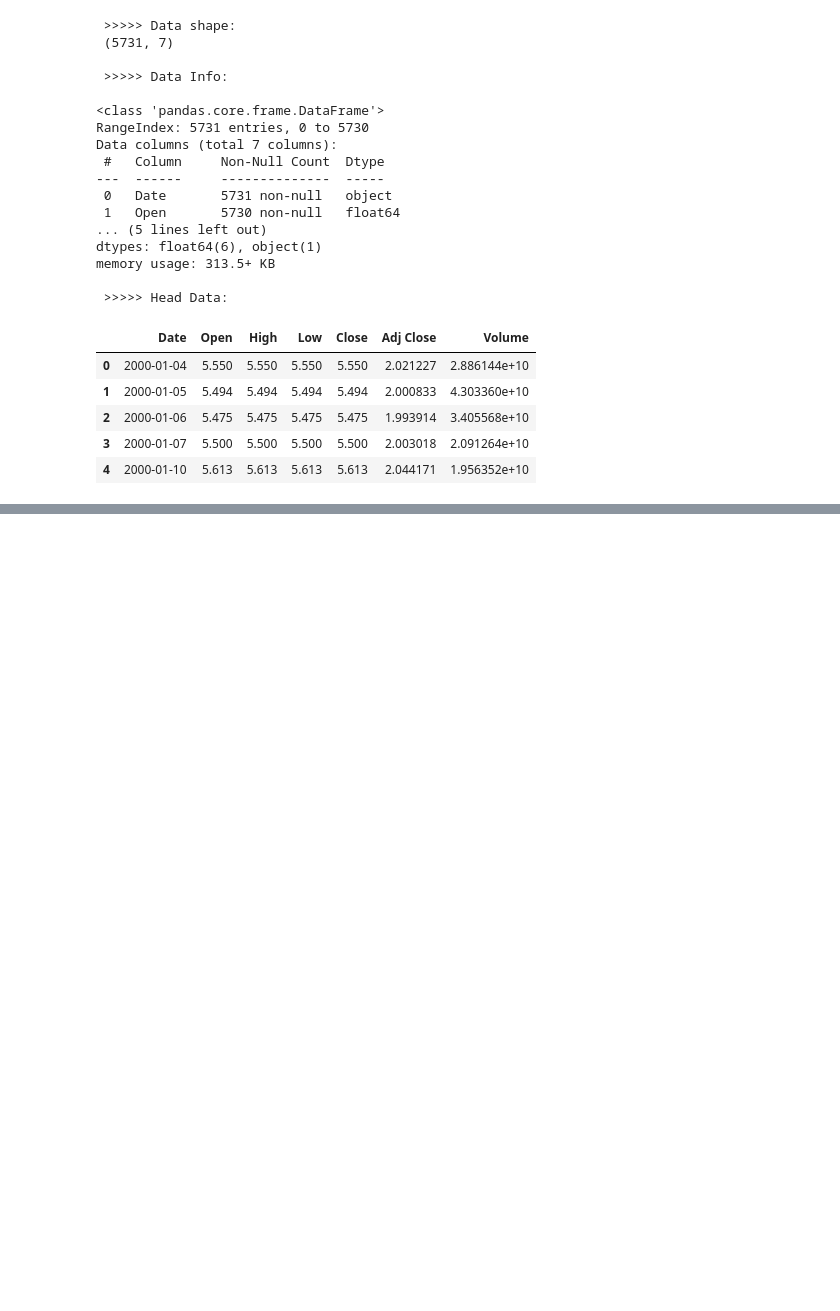
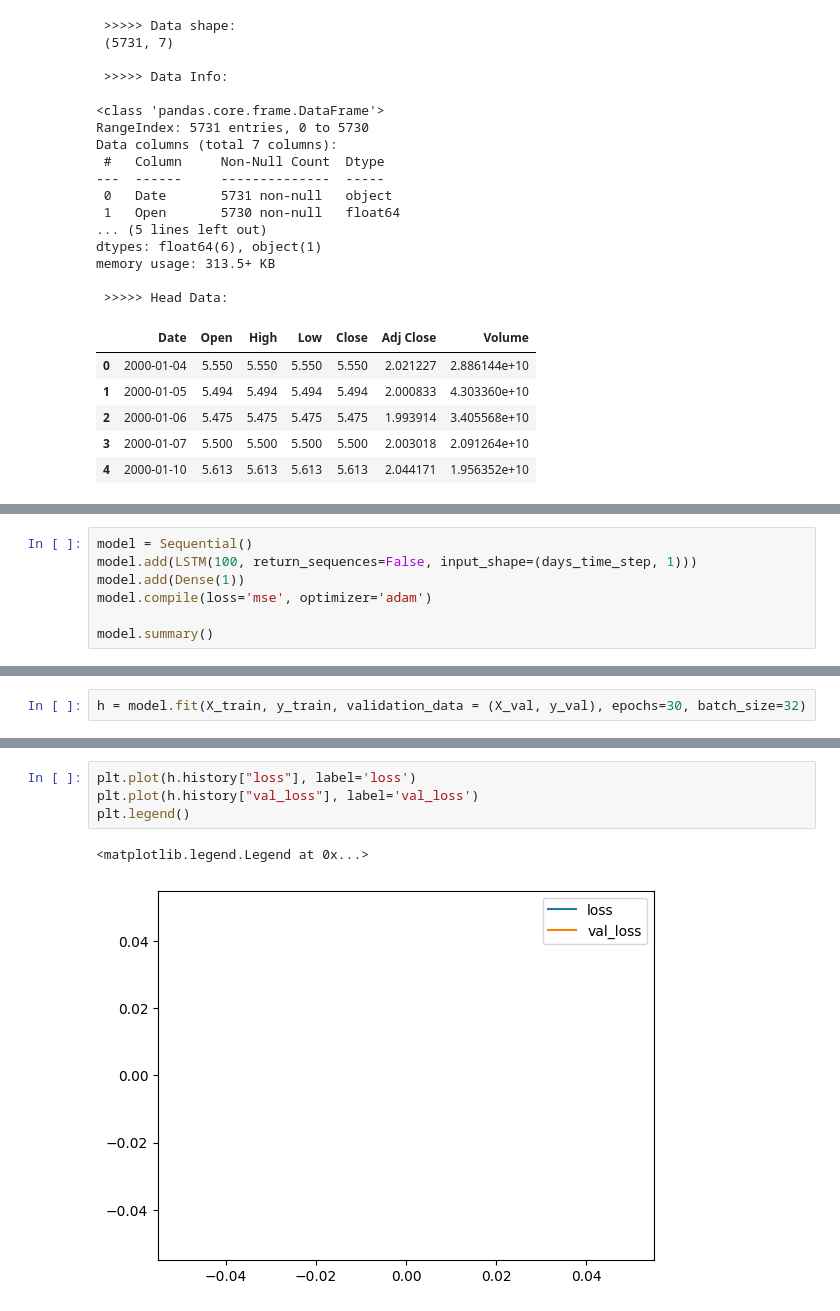
Before and after one commit to WesleyJw/Time-Series, a Jupyter notebook: ForecastPriceGE/GE_price_forecast.ipynb, the cells around one changed output, grey strips where cells are left out. Cells and saved outputs as stored; diff of their text form; blank space fills up the shorter version.

```diff
--- a/ForecastPriceGE/GE_price_forecast.ipynb
+++ b/ForecastPriceGE/GE_price_forecast.ipynb
@@ -288,0 +368,7 @@ memory usage: 313.5+ KB
+# %%
+model = Sequential()
+model.add(LSTM(100, return_sequences=False, input_shape=(days_time_step, 1)))
+model.add(Dense(1))
+model.compile(loss='mse', optimizer='adam')
+
+model.summary()
@@ -288,0 +394,2 @@ memory usage: 313.5+ KB
+# %%
+h = model.fit(X_train, y_train, validation_data = (X_val, y_val), epochs=30, batch_size=32)
@@ -288,0 +414,7 @@ memory usage: 313.5+ KB
+# %%
+plt.plot(h.history["loss"], label='loss')
+plt.plot(h.history["val_loss"], label='val_loss')
+plt.legend()
+# %% [output]
+<matplotlib.legend.Legend at 0x...>
+[figure, added]
```
Also changed, not shown: parts of 12 cells of this notebook, 10 other files.
